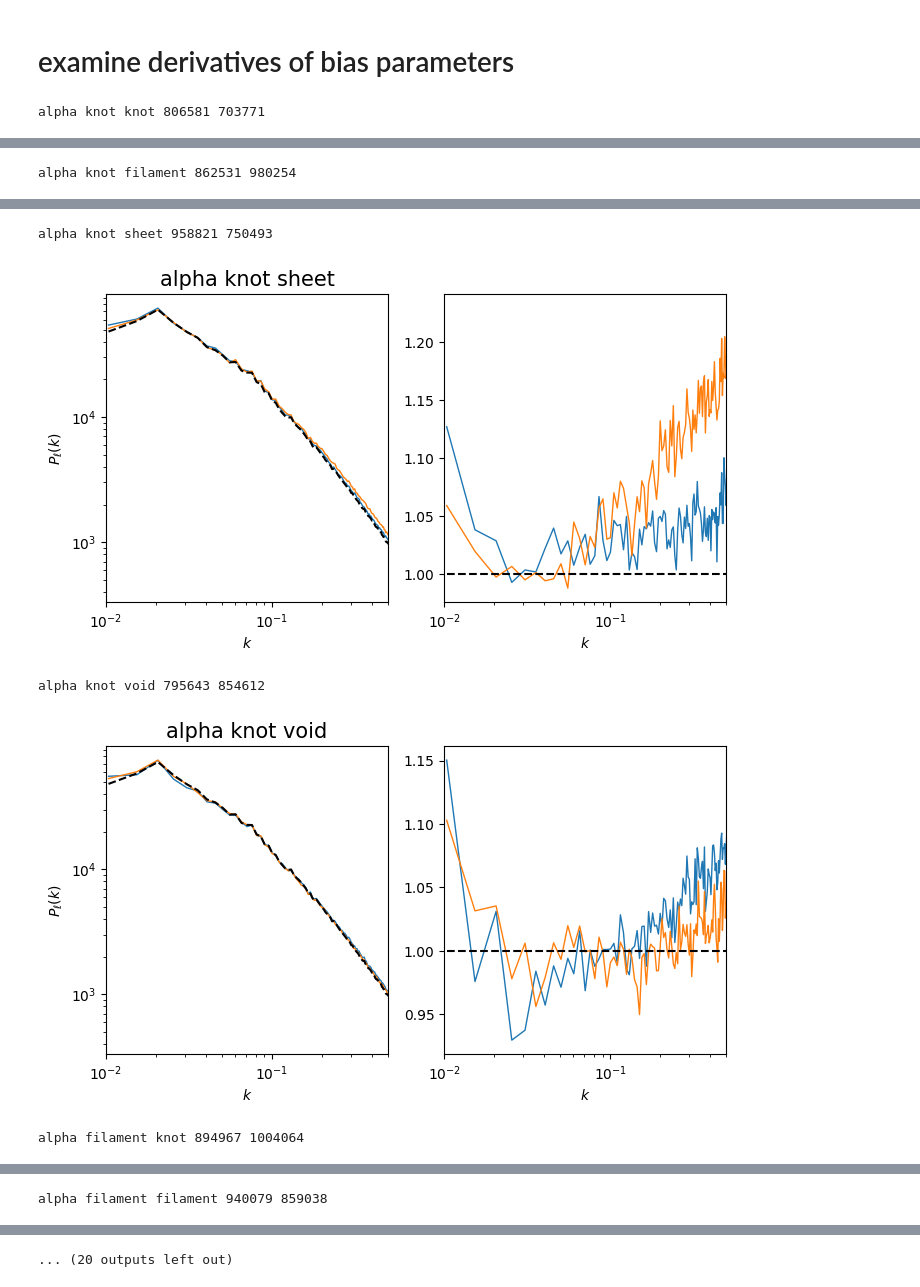
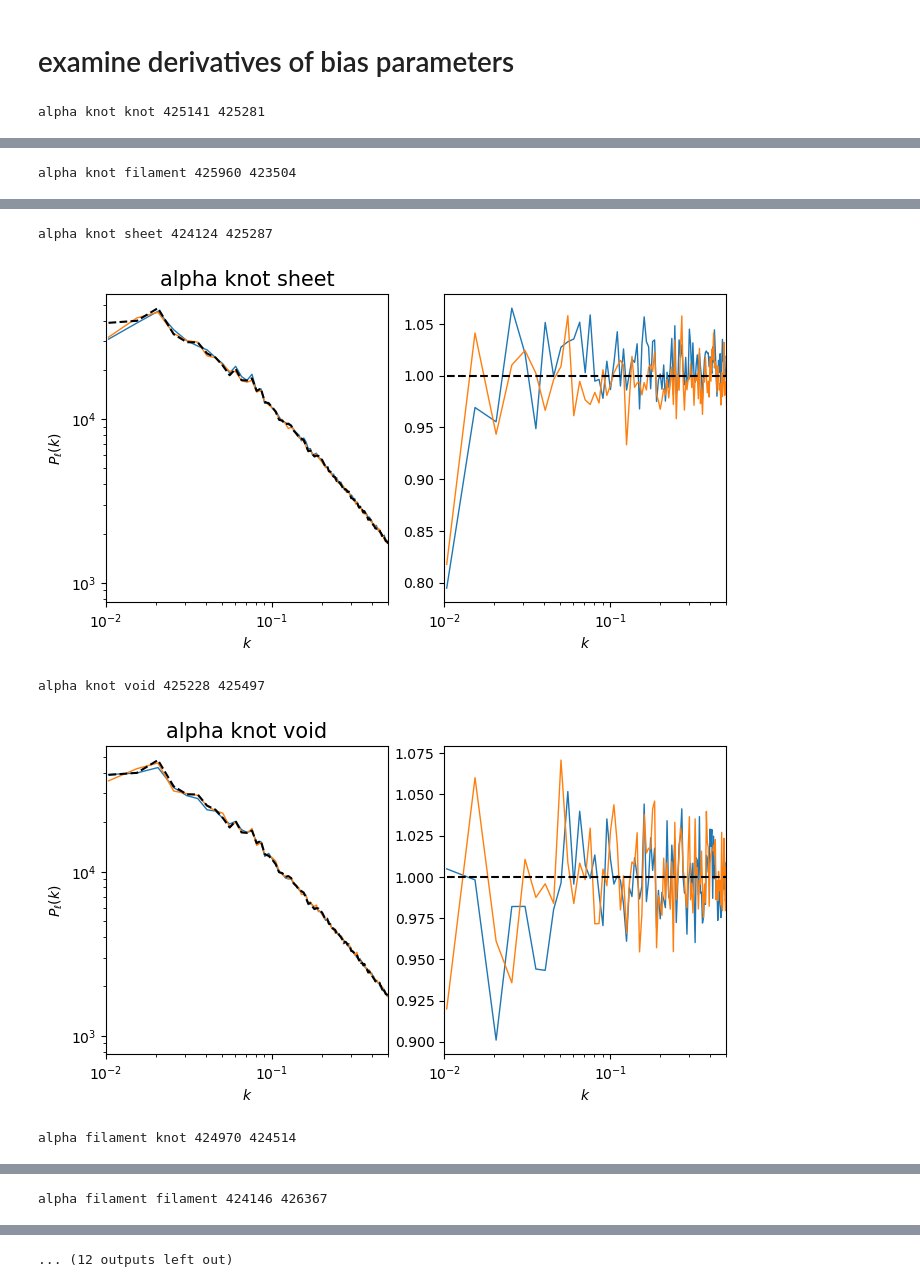
Before and after one commit to changhoonhahn/hodalpt, a Jupyter notebook: nb/alpt_bias_priors.ipynb, the cells around one changed output, grey strips where cells are left out. Saved outputs shown, nothing was run; the diff lists cells and outputs as text; code cells hidden in the pictures.

```diff
--- a/nb/alpt_bias_priors.ipynb
+++ b/nb/alpt_bias_priors.ipynb
@@ -28,7 +28,7 @@ theta_hod['eta_conc'] = 1.11
 theta_hod['eta_cen'] = 0.31
 theta_hod['eta_sat'] = 0.85
 
-hod = HODgalaxies(theta_hod, '/Users/chang/data/simbig/quijote/fiducial_HR/0')
+hod = HODgalaxies(theta_hod, '/Users/ch54662/data/simbig/quijote/fiducial_HR/0')
 
 _cat = ArrayCatalog({'Position': np.array(hod['Position'])}, BoxSize=1000.)
 r_hod = FFTPower(_cat, mode='1d', Nmesh=256, dk=0.005, kmin=0.008, los=[0,0,1], poles=[0])
@@ -47,26 +51,28 @@ ng_hod = np.array(hod['Position']).shape[0]
 # %%
-def alpt_pk(tt):
-    xyz = CS.CSbox_galaxy(tt, {}, '/Users/chang/data/simbig/quijote/fiducial_HR/0/alpt/',
-                              bias_model='nonlocal0', rsd=False, subgrid=True, silent=True)
-
+def alpt_pk(tt, bias_model='nonlocal2'):
+    xyz = CS.CSbox_galaxy(tt, {}, '/Users/ch54662/data/simbig/quijote/fiducial_HR/0/alpt/',
+                              bias_model=bias_model, rsd=False, subgrid=True, silent=True)
     _cat = ArrayCatalog({'Position': xyz}, BoxSize=1000.)
-    r = FFTPower(_cat, mode='1d', Nmesh=256, dk=0.005, kmin=0.008, los=[0,0,1], poles=[0, 2])
+    r = FFTPower(_cat, mode='1d', Nmesh=256, dk=0.005, kmin=0.008, los=[0,0,1], poles=[0])
     return r.poles['k'], r.poles['power_0'].real - r.poles.attrs['shotnoise'], xyz.shape[0]
 
 def alpt_pk_rsd(tt, tt_rsd):
-    xyz = CS.CSbox_galaxy(tt, tt_rsd, '/Users/chang/data/simbig/quijote/fiducial_HR/0/alpt/',
-                              bias_model='nonlocal0', rsd=True, subgrid=True, silent=True)
+    xyz = CS.CSbox_galaxy(tt, tt_rsd, '/Users/ch54662/data/simbig/quijote/fiducial_HR/0/alpt/',
+                              bias_model='nonlocal2', rsd=True, subgrid=True, silent=True)
 
     _cat = ArrayCatalog({'Position': xyz}, BoxSize=1000.)
-    r = FFTPower(_cat, mode='1d', Nmesh=256, dk=0.005, kmin=0.008, los=[0,0,1], poles=[0, 2])
+    r = FFTPower(_cat, mode='1d', Nmesh=256, dk=0.005, kmin=0.008, los=[0,0,1], poles=[0])
     return r.poles['k'], r.poles['power_0'].real - r.poles.attrs['shotnoise'], xyz.shape[0]
 # %%
-_nmeans, _, _alphas, _betas = np.loadtxt('/Users/chang/projects/hodalpt/src/hodalpt/sims/dat/parslist_quijote_bestfit.txt', skiprows=1, delimiter=',', unpack=True)
+_nmeans, _alphas, _betas, _dth, _rhoeps, _eps = np.loadtxt('/Users/ch54662/projects/hodalpt/src/hodalpt/sims/dat/bias_quij_fits.txt', skiprows=1, delimiter=',', unpack=True)
 # %%
 theta = {}
-theta['nmean'] = _nmeans.reshape((4,4))
-theta['alpha'] = _alphas.reshape((4,4))
-theta['beta'] = _betas.reshape((4,4))
+theta['nmean'] = _nmeans.reshape((3,4))
+theta['alpha'] = _alphas.reshape((3,4))
+theta['beta'] = _betas.reshape((3,4))
+theta['dth'] = _dth.reshape((3,4))
+theta['rhoeps'] = _rhoeps.reshape((3,4))
+theta['eps'] = _eps.reshape((3,4))
 
 theta_rsd = {}
 theta_rsd['bv'] = 0.7289
@@ -100,7 +129,7 @@ sub.set_yscale('log')
 # examine derivatives of bias parameters
 # %%
 key = 'alpha'
-for ienv in range(4):
+for ienv in range(3):
     for jenv in range(4):
         _tt = copy.deepcopy(theta)
         _tt[key][ienv,jenv] *= 2
@@ -134,4 +163,4 @@ for ienv in range(4):
         sub.set_xscale('log')
         plt.show()
 # %% [output]
-alpha knot knot 806581 703771
+alpha knot knot 425141 425281
@@ -139 +168 @@ alpha knot knot 806581 703771
-alpha knot filament 862531 980254
+alpha knot filament 425960 423504
@@ -141,5 +170,5 @@ alpha knot filament 862531 980254
-alpha knot sheet 958821 750493
+alpha knot sheet 424124 425287
-[figure, old version]
+[figure, new version]
-alpha knot void 795643 854612
+alpha knot void 425228 425497
-[figure, old version]
+[figure, new version]
-alpha filament knot 894967 1004064
+alpha filament knot 424970 424514
@@ -147 +176 @@ alpha filament knot 894967 1004064
-alpha filament filament 940079 859038
+alpha filament filament 424146 426367
@@ -149,3 +178,3 @@ alpha filament filament 940079 859038
-... (20 outputs left out)
+... (12 outputs left out)
 # %%
 key = 'nmean'
```
Also changed, not shown: parts of 10 cells of this notebook.
